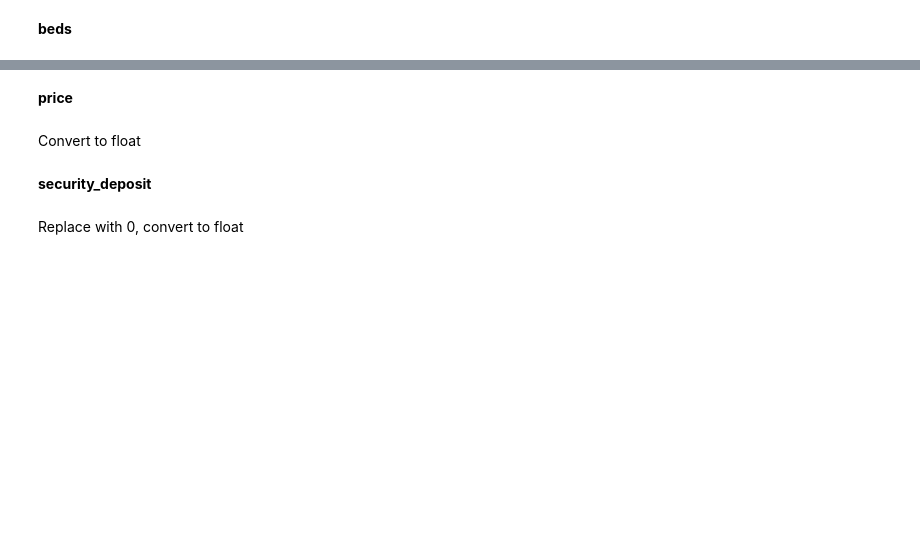
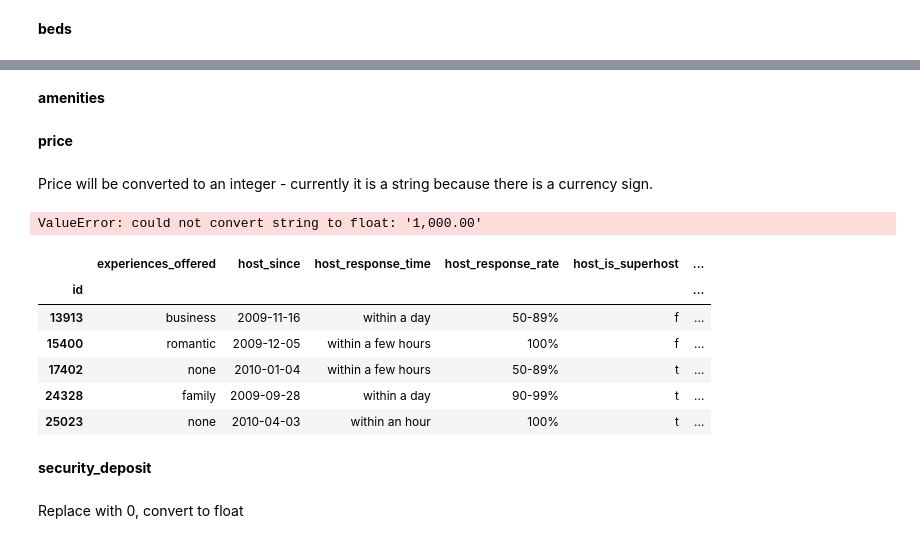
Before and after one commit to cbuie/Airbnb-neural-network-price-prediction, a Jupyter notebook: Airbnb-price-prediction.ipynb, the cells around one changed output, grey strips where cells are left out. Saved outputs shown, nothing was run; the diff lists cells and outputs as text; code cells hidden in the pictures; blank space fills up the shorter version.

```diff
--- a/Airbnb-price-prediction.ipynb
+++ b/Airbnb-price-prediction.ipynb
@@ -379,2 +455,4 @@ Replace with median
+# %%
+df.bathrooms.fillna(df.bathrooms.median(), inplace=True)
 # %% [markdown]
 **bedrooms**
@@ -383,2 +467,4 @@ Replace with median
+# %%
+df.bedrooms.fillna(df.bedrooms.median(), inplace=True)
 # %% [markdown]
 **beds**
@@ -387,7 +479,25 @@ Replace with median
+# %%
+df.beds.fillna(df.beds.median(), inplace=True)
+# %% [markdown]
+**amenities**
 # %% [markdown]
 **price**
-# %% [markdown]
-Convert to float
+# %% [markdown]
+Price will be converted to an integer - currently it is a string because there is a currency sign.
+# %%
+df.price = df.price.str[1:].astype('float')
+# %% [output]
+ValueError: could not convert string to float: '1,000.00'
+# %%
+df.head()
+# %% [output]
+|  | experiences_offered | host_since | host_response_time | host_response_rate | host_is_superhost | ... |
+| id |  |  |  |  |  | ... |
+| 13913 | business | 2009-11-16 | within a day | 50-89% | f | ... |
+| 15400 | romantic | 2009-12-05 | within a few hours | 100% | f | ... |
+| 17402 | none | 2010-01-04 | within a few hours | 50-89% | t | ... |
+| 24328 | family | 2009-09-28 | within a day | 90-99% | t | ... |
+| 25023 | none | 2010-04-03 | within an hour | 100% | t | ... |
 # %% [markdown]
 **security_deposit**
 # %% [markdown]
```
Also changed, not shown: parts of 24 cells of this notebook, 3 other files.
